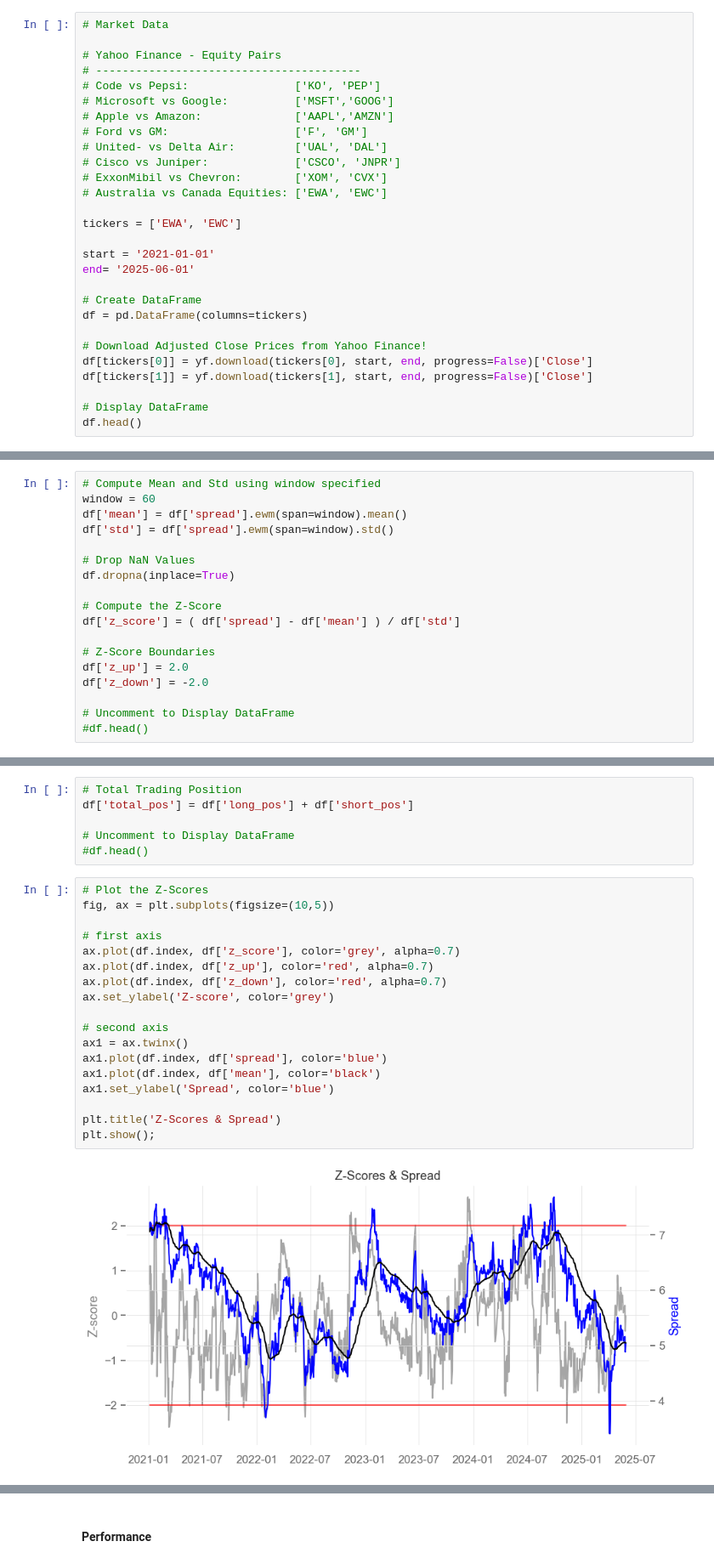
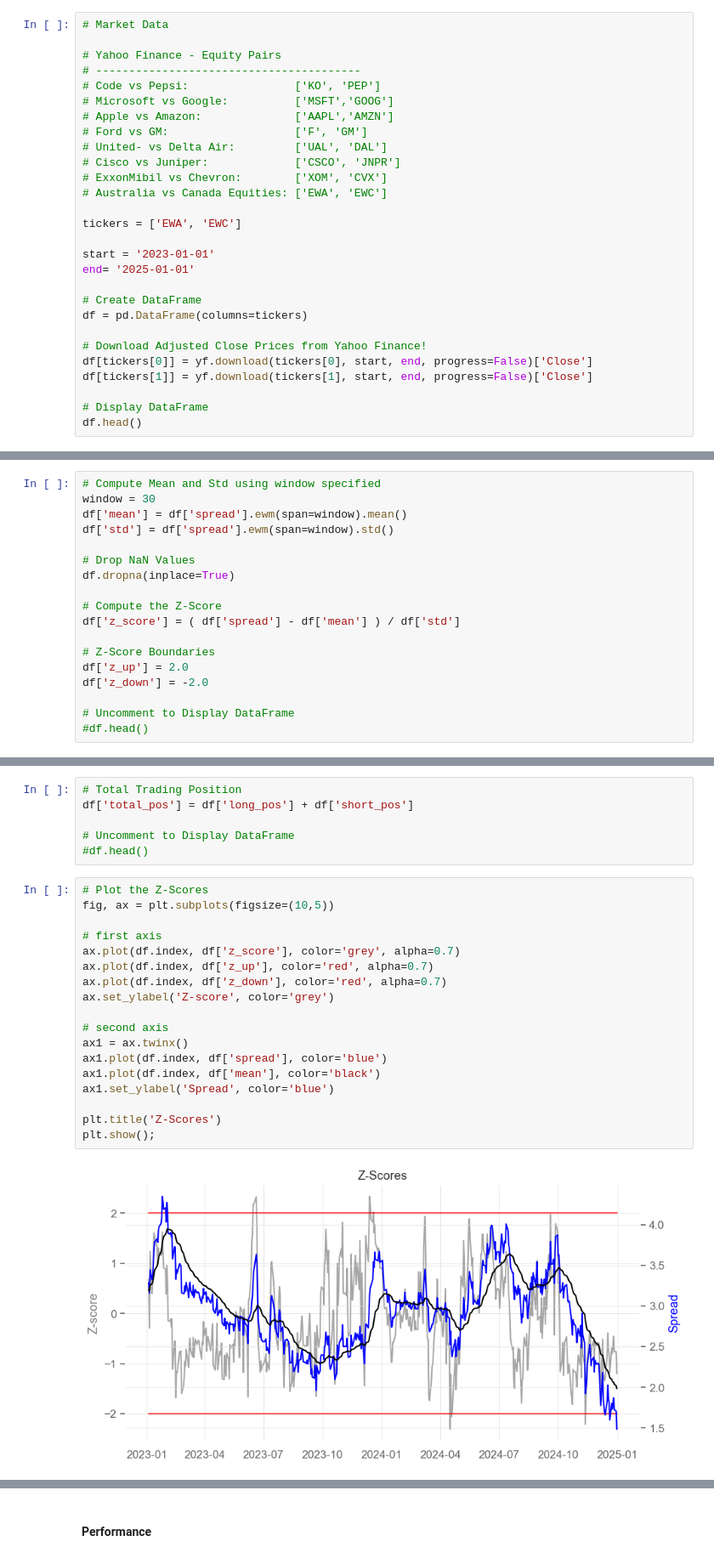
Before and after one commit to nburgessx/AlgoTrading, a Jupyter notebook: Examples/StatisticalArbitrage.ipynb, the cells around one changed output, grey strips where cells are left out. Shown: that part at 85% size. Cells and saved outputs as stored; diff of their text form.

```diff
--- a/Examples/StatisticalArbitrage.ipynb
+++ b/Examples/StatisticalArbitrage.ipynb
@@ -38,8 +38,8 @@ import quantstats as qs
 
 tickers = ['EWA', 'EWC']
 
-start = '2021-01-01'
-end= '2025-06-01'
+start = '2023-01-01'
+end= '2025-01-01'
 
 # Create DataFrame
 df = pd.DataFrame(columns=tickers)
@@ -164,7 +164,7 @@ We compute the normalized z-score as follows:
 Z-Score $ = \left( \frac{x-\mu}{\sigma} \right) $
 # %%
 # Compute Mean and Std using window specified
-window = 60
+window = 30
 df['mean'] = df['spread'].ewm(span=window).mean()
 df['std'] = df['spread'].ewm(span=window).std()
 
@@ -225,23 +225,23 @@ df['total_pos'] = df['long_pos'] + df['short_pos']
 # %%
 # Plot the Z-Scores
 fig, ax = plt.subplots(figsize=(10,5))
 
 # first axis
 ax.plot(df.index, df['z_score'], color='grey', alpha=0.7)
 ax.plot(df.index, df['z_up'], color='red', alpha=0.7)
 ax.plot(df.index, df['z_down'], color='red', alpha=0.7)
 ax.set_ylabel('Z-score', color='grey')
 
 # second axis
 ax1 = ax.twinx()
 ax1.plot(df.index, df['spread'], color='blue')
 ax1.plot(df.index, df['mean'], color='black')
 ax1.set_ylabel('Spread', color='blue')
 
-plt.title('Z-Scores & Spread')
+plt.title('Z-Scores')
 plt.show();
 # %% [output]
-[figure, old version]
+[figure, new version]
 # %%
 # Plot Trading Positions
 fig, ax = plt.subplots(figsize=(10,5))
```
Also changed, not shown: parts of 9 cells of this notebook.
